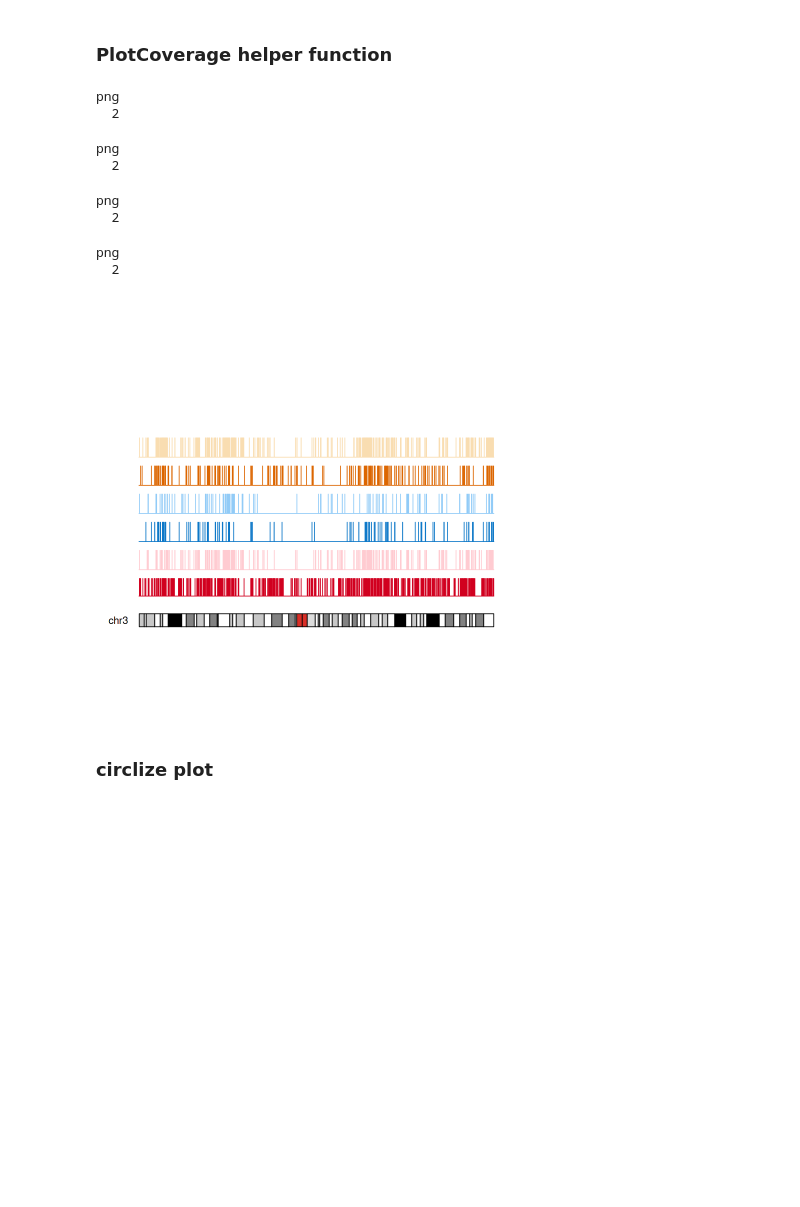
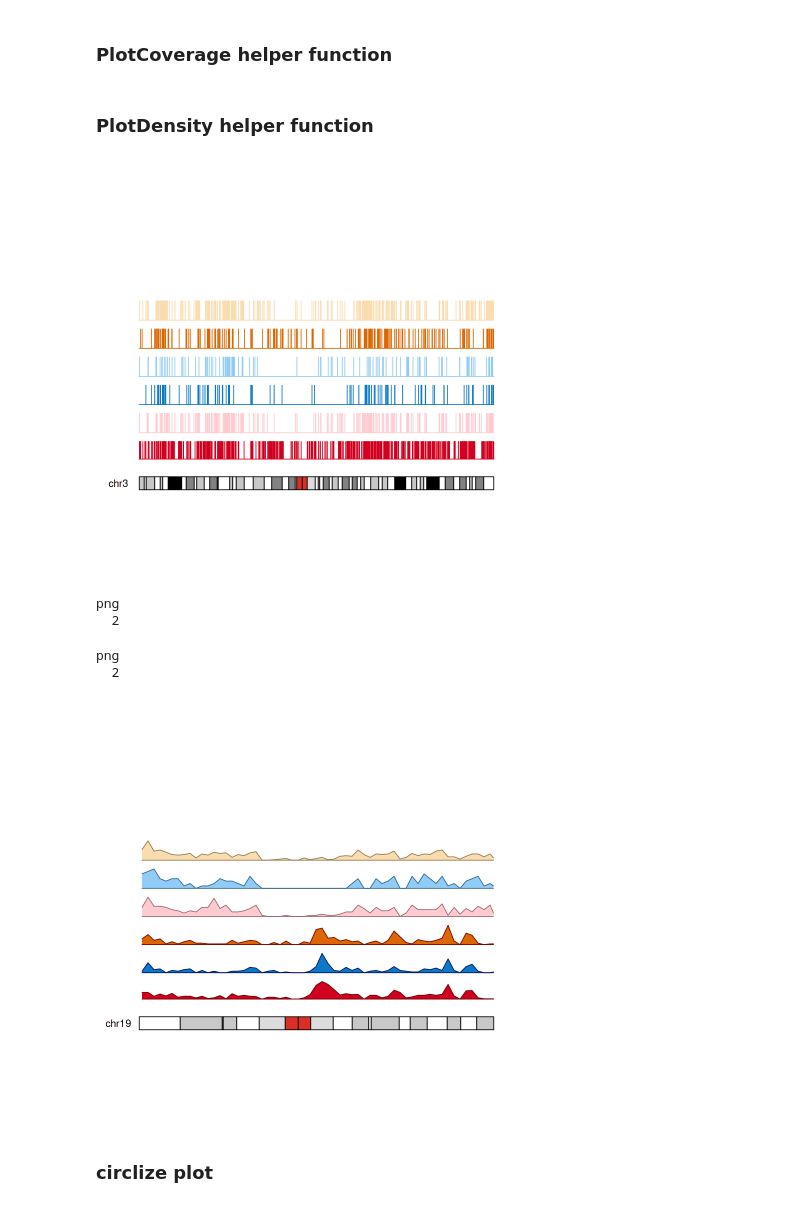
Before and after one commit to TheHumphreysLab/kidney_anatomy_chromatin, a Jupyter notebook: CUTRUN/code/Step4.4_call_peaks_visualization.ipynb, the cells around one changed output. Cells and saved outputs as stored; diff of their text form; code cells hidden in the pictures; blank space fills up the shorter version.

Commit message:
Zoom in of chr19 density plot in CUT&RUN peaks

```diff
--- a/CUTRUN/code/Step4.4_call_peaks_visualization.ipynb
+++ b/CUTRUN/code/Step4.4_call_peaks_visualization.ipynb
@@ -33,9 +33,10 @@ for (i in 1:length(hist_list)){
     meta_list[[i]]["control_name"] = control_list[i]
 }
 
-filePath = "/home/data/dianli/projects/hli_hic_cut/processed_data/CUT_RUN/Part3_peak_calling/Step3_peak_calling/"
+
+filePath = "/path/to/peak_calling_results/"
 # %%
-outputDir = "../plots/CUT_RUN/"
+outputDir = "/path/to/export/plots/"
 dir.create(outputDir, recursive = T, showWarnings = F)
 # %% [markdown]
 ### PlotCoverage helper function
@@ -81,3 +82,5 @@ create_kpPlotCoverage <- function(meta_list, filePath, comp_list = c("C_H3K4me3_
     }
 
 }
+# %% [markdown]
+### PlotDensity helper function
@@ -115,15 +165,30 @@ create_kpPlotCoverage(meta_list = meta_list, filePath = filePath,
                                    "C_H3K27me3", "C_H3K4me3"), chromosomes = paste0("chr", c(4)))
 dev.off()
 # %% [output]
-png
-  2
-png
-  2
-png
-  2
-png
-  2
 [figure]
+# %%
+create_kpPlotDensity(meta_list = meta_list, filePath = filePath,
+                      comp_list = c("P_H3K27me3", "M_H3K27me3", "C_H3K27me3",
+                                   "P_H3K4me3", "M_H3K4me3", "C_H3K4me3"), chromosomes = paste0("chr", c(19)))
+
+
+pdf(file = file.path(outputDir, "PlotDensity_chr19.pdf"), width = 5, height = 12)
+create_kpPlotDensity(meta_list = meta_list, filePath = filePath,
+                      comp_list = c("P_H3K27me3", "M_H3K27me3", "C_H3K27me3",
+                                   "P_H3K4me3", "M_H3K4me3", "C_H3K4me3"), chromosomes = paste0("chr", c(19)))
+dev.off()
+
+png(file = file.path(outputDir, "PlotDensity_chr19.png"), width = 5, height = 12, units = "in", res = 300)
+create_kpPlotDensity(meta_list = meta_list, filePath = filePath,
+                      comp_list = c("P_H3K27me3", "M_H3K27me3", "C_H3K27me3",
+                                   "P_H3K4me3", "M_H3K4me3", "C_H3K4me3"), chromosomes = paste0("chr", c(19)))
+dev.off()
+# %% [output]
+png
+  2
+png
+  2
+[figure, added]
 # %% [markdown]
 ### circlize plot
 # %%
```
Also changed, not shown: parts of 3 cells of this notebook.
